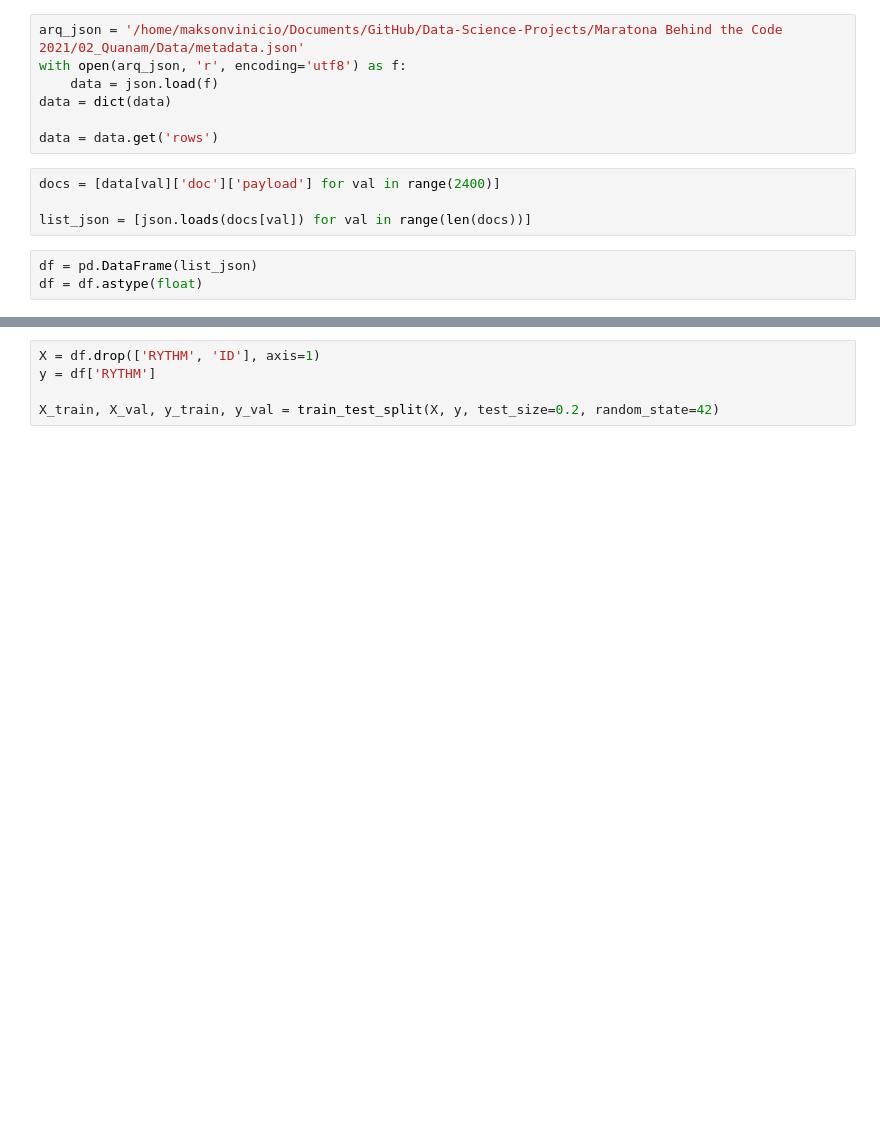
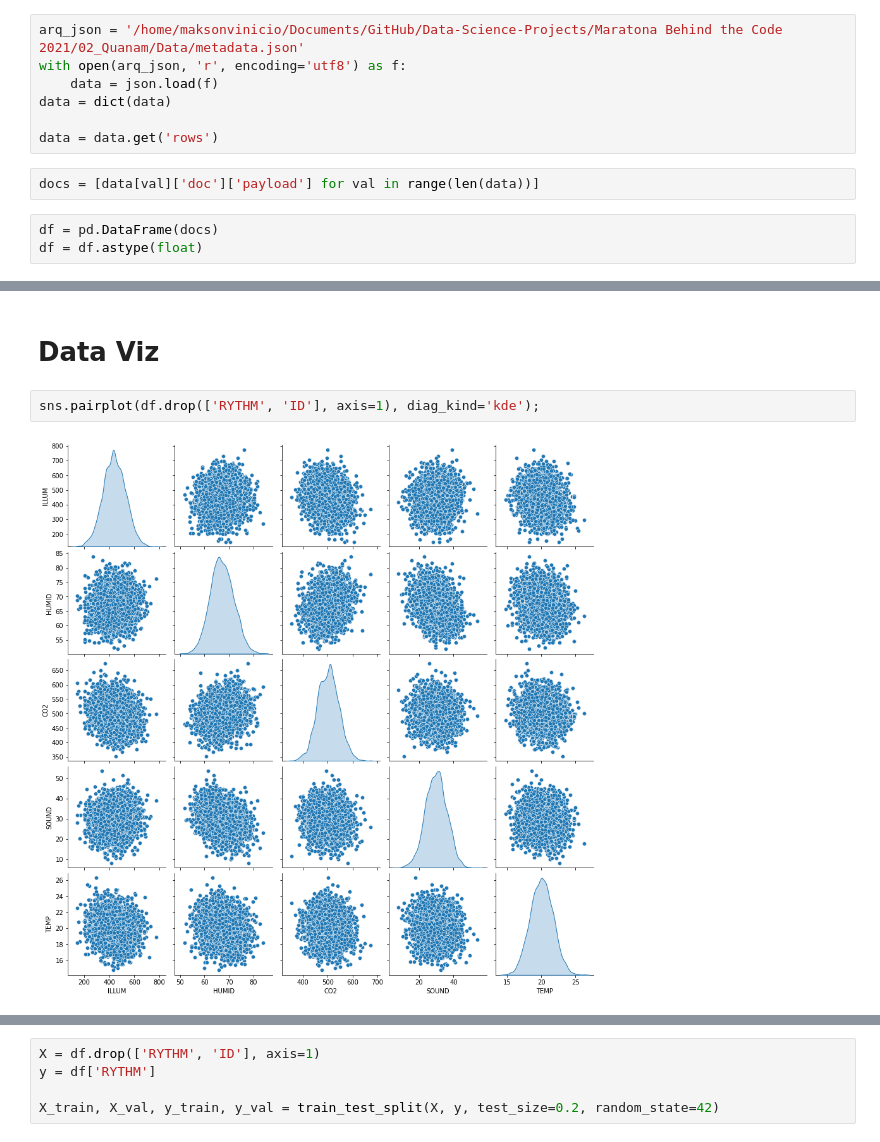
Before and after one commit to MaksonViini/Data-Science-Projects, a Jupyter notebook: Maratona Behind the Code 2021/02_Quanam/quanam.ipynb, the cells around one changed output, grey strips where cells are left out. Cells and saved outputs as stored; diff of their text form; blank space fills up the shorter version.

```diff
--- a/Maratona Behind the Code 2021/02_Quanam/quanam.ipynb
+++ b/Maratona Behind the Code 2021/02_Quanam/quanam.ipynb
@@ -13,9 +54,7 @@ data = dict(data)
 
 data = data.get('rows')
 # %%
-docs = [data[val]['doc']['payload'] for val in range(2400)]
-
-list_json = [json.loads(docs[val]) for val in range(len(docs))]
+docs = [data[val]['doc']['payload'] for val in range(len(data))]
 # %%
-df = pd.DataFrame(list_json)
+df = pd.DataFrame(docs)
 df = df.astype(float)
@@ -21,0 +77,6 @@ df = df.astype(float)
+# %% [markdown]
+# Data Viz
+# %%
+sns.pairplot(df.drop(['RYTHM', 'ID'], axis=1), diag_kind='kde');
+# %% [output]
+[figure, added]
```
Also changed, not shown: parts of 21 cells of this notebook, 5 other files.
